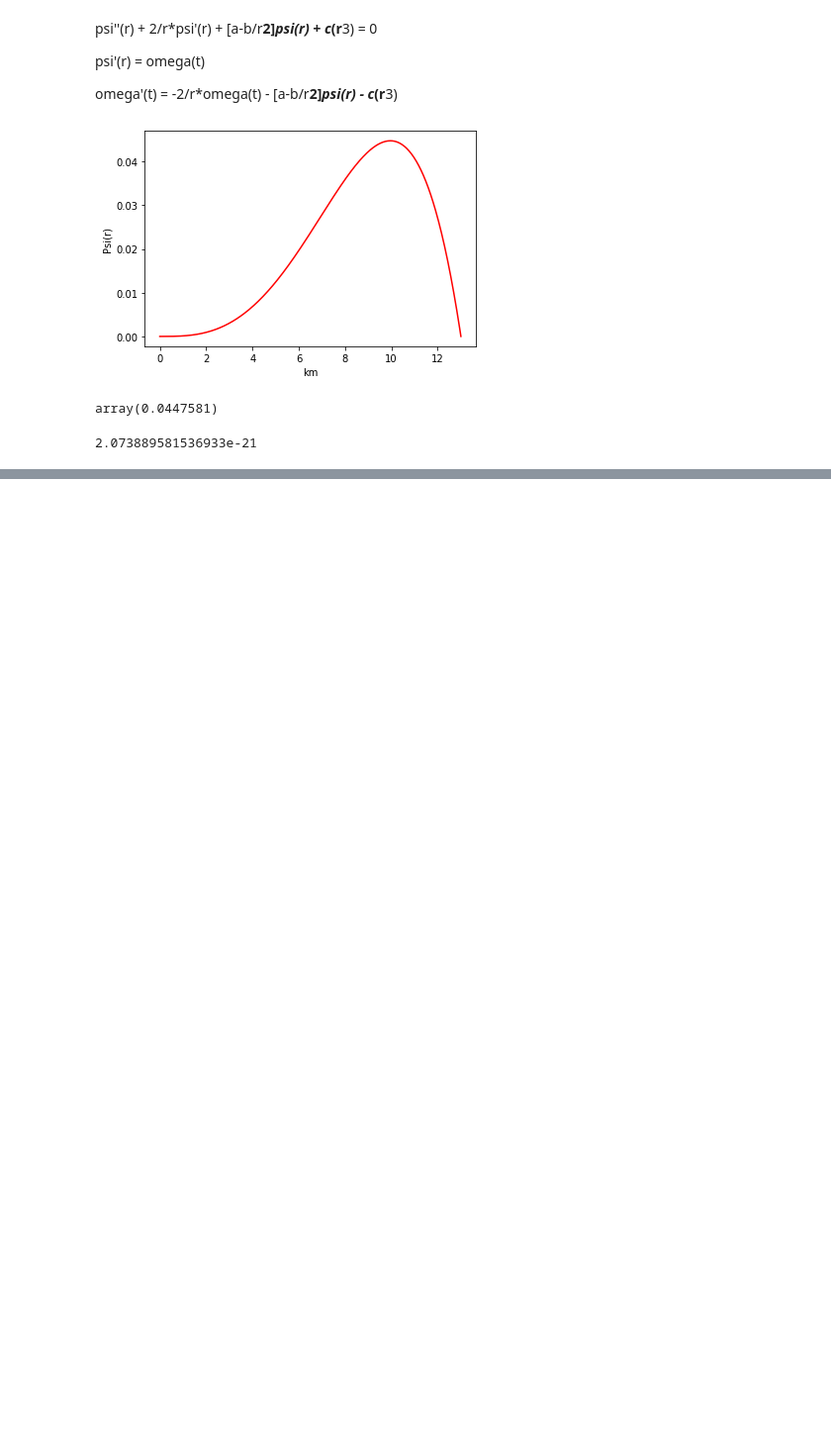
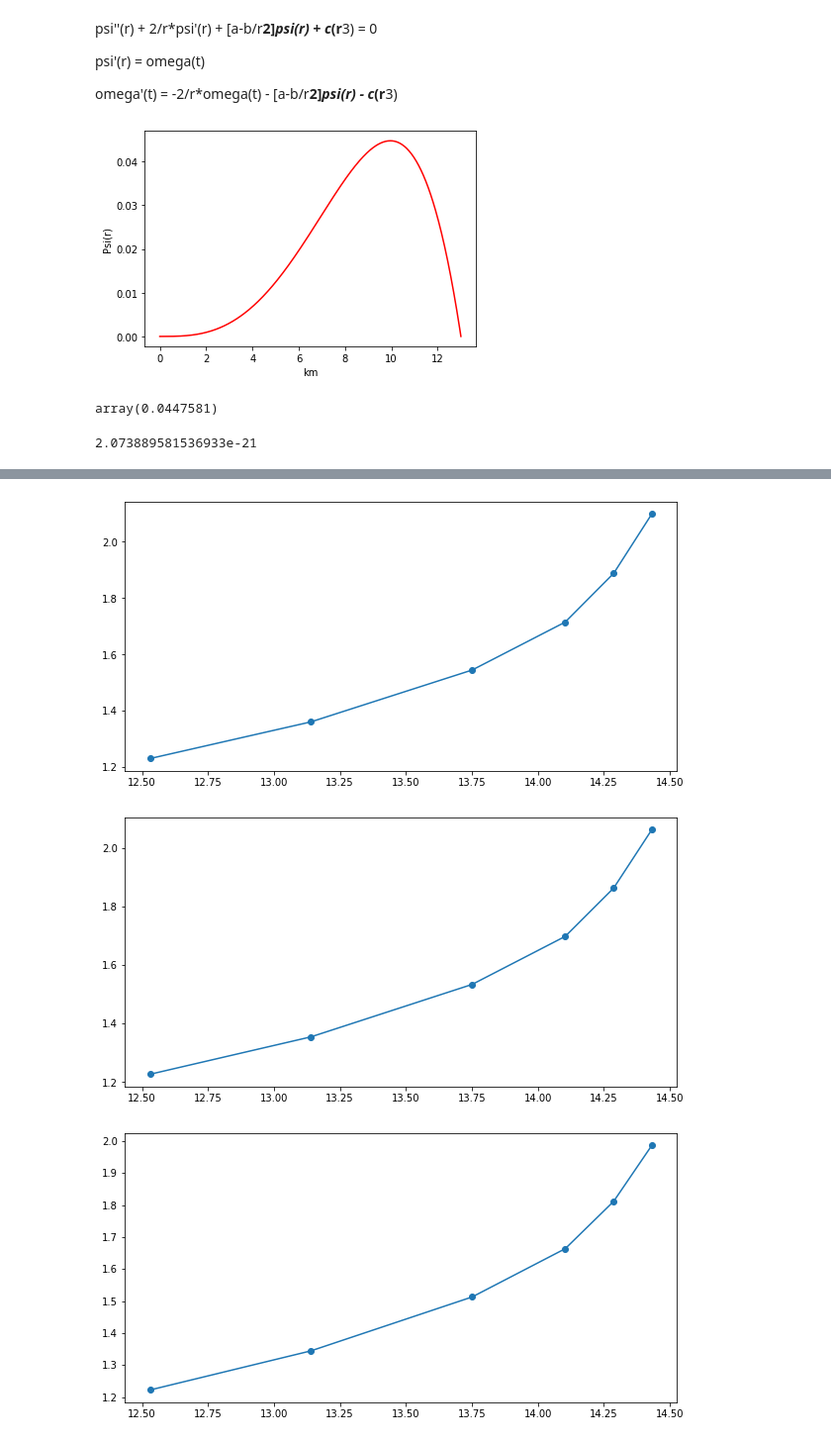
Before and after one commit to ABifurcation/Twin-stars, a Jupyter notebook: Diff_0703.ipynb, the cells around one changed output, grey strips where cells are left out. Shown: that part at 99% size. Saved outputs shown, nothing was run; the diff lists cells and outputs as text; code cells hidden in the pictures; blank space fills up the shorter version.

```diff
--- a/Diff_0703.ipynb
+++ b/Diff_0703.ipynb
@@ -26,6 +45,5 @@ array([0.00000000e+00, 6.33159497e+14, 6.85833222e+14, ...,
 # %%
 def freq_omega(Omega): # eigen frequency
-
     return 1
 
 def alpha_m(m,M,R,period=0): # period is in unit second
@@ -61,10 +79,6 @@ def gamma_m(m,M,R,period=0): # period is in unit second
 
         return round(np.float(gm),5)
 
-def epslion_m(m):
-    return 1
-
-
 def omega_m(m,M,R): # mass and radius (equation 16.70)
     col1 = 2*m*(m - 1)/(2*m + 1)
     col2 = 6.67e-20*M*2e30/R**3
@@ -278,0 +316,4 @@ def bulk_timescale(l,M,R,period): # mass(sun mass) radius (km)
+# %%
+for i in range(2,7):
+    print(GR_timescale(i,1.4,12.5,7.465e-4))
+#     print(tau_GR_m(i,1.6,14))
@@ -279,19 +326,27 @@ def bulk_timescale(l,M,R,period): # mass(sun mass) radius (km)
 # %%
-def Omega_GRR(m,M,R,nu,period=0): # mass, radius, shear viscosity, period
+def Omega_GRR(m,M,R,period=0,temp=1e9,Mtot='1.6'): # solar mass, km radius, sec period, K temperature
     col1 = omega_m(m,M,R)/m
     col2 = alpha_m(m,M,R,period)
-    col_25 = tau_GR_m(m,M,R)/shear_timescale(m,R,nu) + tau_GR_m(m,M,R)/bulk_timescale(m,M,R,period)*epslion_m(m)
+#     col_25 = tau_GR_m(m,M,R)/shear_timescale(m,M,R,temp,Mtot) + \
+#              tau_GR_m(m,M,R)/bulk_timescale(m,M,R,period,temp,Mtot)*epslion_m(m,M,R,period,temp,Mtot)
+    col_25 = -GR_timescale(m,M,R,period,Mtot)/shear_timescale(m,M,R,temp,Mtot) + \
+             -GR_timescale(m,M,R,period,Mtot)/bulk_timescale(m,M,R,period,temp,Mtot)*epslion_m(m,M,R,period,temp,Mtot)
+#     const = (2*np.pi/period)**2/(np.pi*6.6743e-8*(3*M*2e30/(4*np.pi*(R*1e5)**3)))
+#     tgr,ts,tb = 3.26,2.52e8,6.99e8
+#     col_25 = 1/( (1/tgr) * (const)**(m+1) ) * ( (1/ts) * (1e9/temp)**2 + (1/tb) * (temp/1e9)**6 * const )
     col3 = gamma_m(m,M,R,period) * (col_25)**(1/(2*m+1))
     GRR = col1 * (col2 + col3)
     return GRR
 
-def self_con_Omega_GRR(m,M,R,nu,period=0):
+def self_con_Omega_GRR(m,M,R,period=0,temp=1e9,Mtot='1.6'):
     p = []
-    for i in range(30):
-        O = 2*np.pi/Omega_GRR(m,M,R,nu,period)
+    for i in range(3):
+        O = 2*np.pi/Omega_GRR(m,M,R,period,temp,Mtot)
         p.append(O)
 #     plt.figure(figsize=(10,5))
 #     plt.plot(p)
 #     plt.show()
     final_p = 0.5*(p[-1]+p[-2])
     return np.round(final_p,7) # in unit second
+
+self_con_Omega_GRR(2,1.2,14,7e-4,1e9,'1.4')
@@ -385,0 +392,20 @@ plt.show()
+# %%
+mass = [1.0000,1.2000,1.4000,1.6000,1.8000,1.9088]
+radius = [14.4322,14.2878,14.1041,13.7512,13.1398,12.5298]
+Mtot = ['1.0','1.2','1.4','1.6','1.8','1.9']
+# %%
+for m in range(2,6):
+    plt.figure(figsize=(10,5))
+    y = []
+    for i in range(6):
+        y.append(self_con_Omega_GRR(m,mass[i],radius[i],0,1e9,Mtot[i])*1000)
+    plt.plot(radius,y,'o-',label='%s'%m)
+plt.ylabel('Period (ms)')
+plt.xlabel('radius')
+# plt.xlim(1,1.5)
+plt.legend()
+plt.show()
+# %% [output]
+[figure, added]
+[figure, added]
+[figure, added]
```
Also changed, not shown: parts of 17 cells of this notebook, 2 other files.
